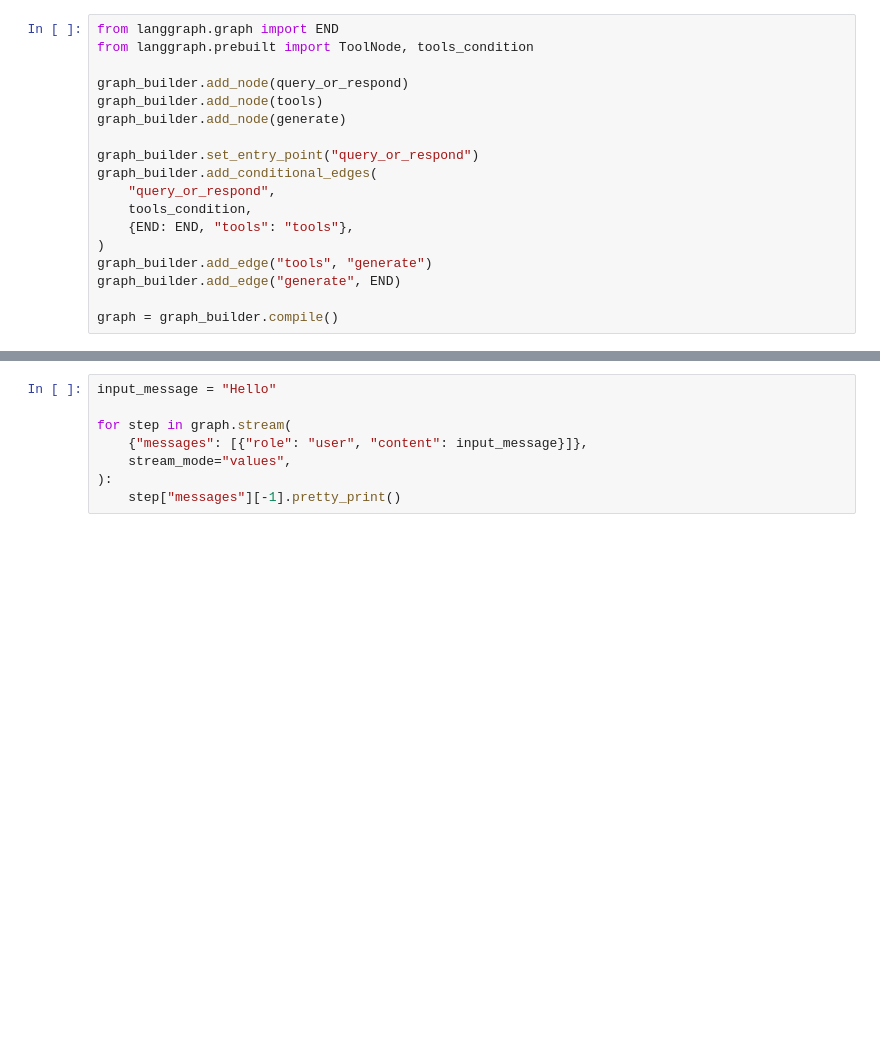
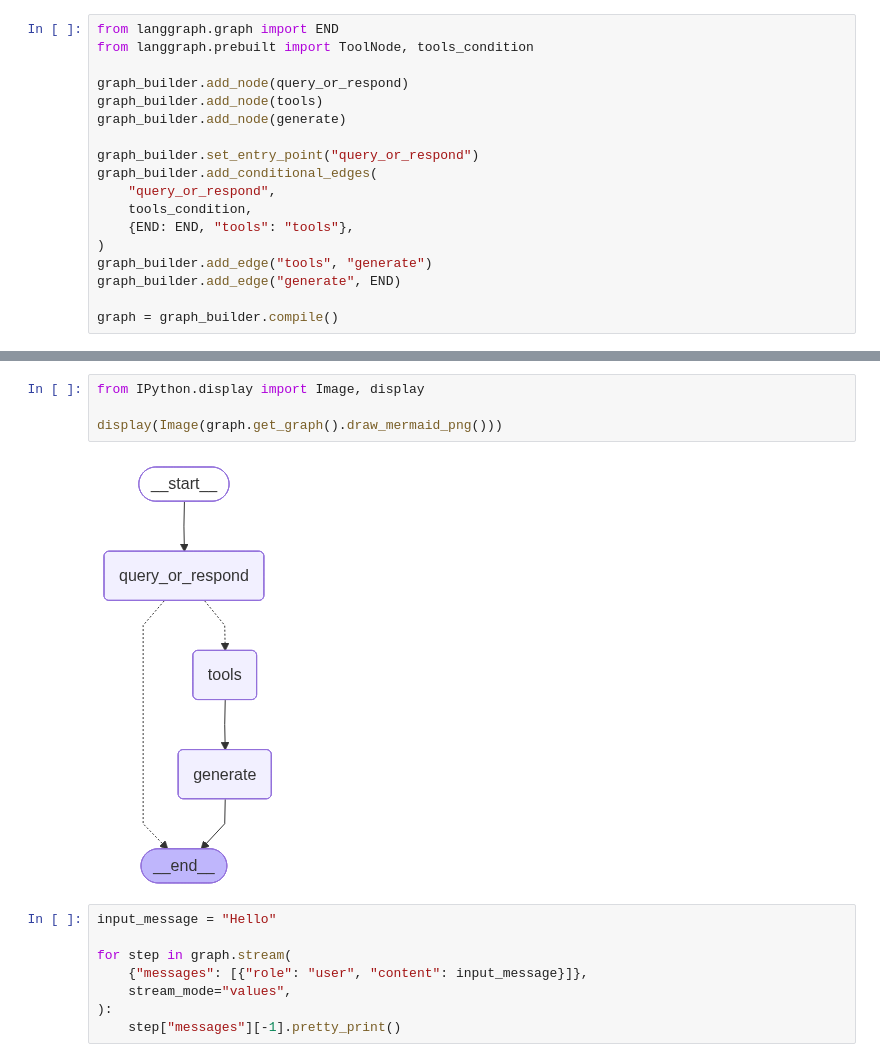
Before and after one commit to mouna0403/Tuto-llm, a Jupyter notebook: Build_a_Retrieval_Augmented_Generation_(RAG2).ipynb, the cells around one changed output, grey strips where cells are left out. Cells and saved outputs as stored; diff of their text form; blank space fills up the shorter version.

```diff
--- a/Build_a_Retrieval_Augmented_Generation_(RAG2).ipynb
+++ b/Build_a_Retrieval_Augmented_Generation_(RAG2).ipynb
@@ -196,3 +242,9 @@ graph = graph_builder.compile()
+# %%
+from IPython.display import Image, display
+
+display(Image(graph.get_graph().draw_mermaid_png()))
+# %% [output]
+[figure, added]
 # %%
 input_message = "Hello"
 
```
Also changed, not shown: parts of 12 cells of this notebook.
